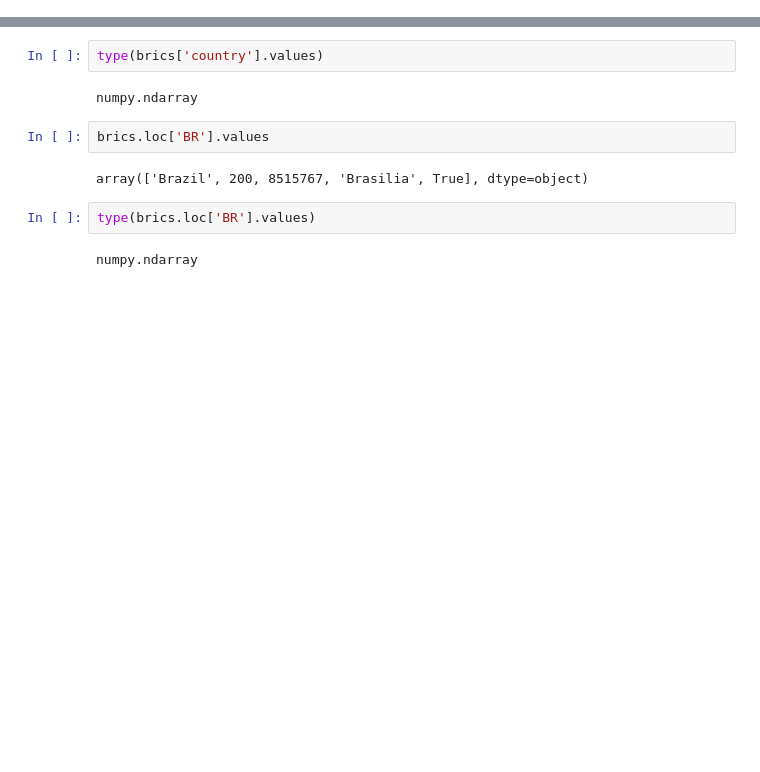
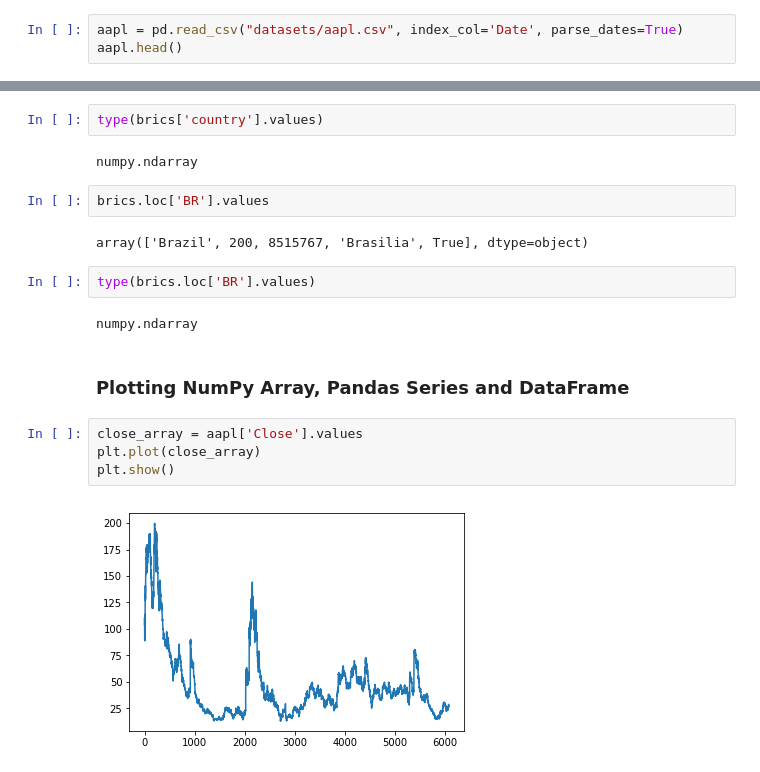
Before and after one commit to lukasz-f/data-camp, a Jupyter notebook: pandas_pd.ipynb, the cells around one changed output, grey strips where cells are left out. Cells and saved outputs as stored; diff of their text form; blank space fills up the shorter version.

Commit message:
pandas plots

```diff
--- a/pandas_pd.ipynb
+++ b/pandas_pd.ipynb
@@ -27,3 +28,6 @@ brics
 | IN | India | 1252 | 3287590 | New Delhi |
 | CH | China | 1357 | 9596961 | Beijing |
 | SA | South Africa | 55 | 1221037 | Pretoria |
+# %%
+aapl = pd.read_csv("datasets/aapl.csv", index_col='Date', parse_dates=True)
+aapl.head()
@@ -459,3 +505,11 @@ array(['Brazil', 200, 8515767, 'Brasilia', True], dtype=object)
 type(brics.loc['BR'].values)
 # %% [output]
 numpy.ndarray
+# %% [markdown]
+### Plotting NumPy Array, Pandas Series and DataFrame
+# %%
+close_array = aapl['Close'].values
+plt.plot(close_array)
+plt.show()
+# %% [output]
+[figure, added]
```
Also changed, not shown: parts of 24 cells of this notebook, 4 other files.
